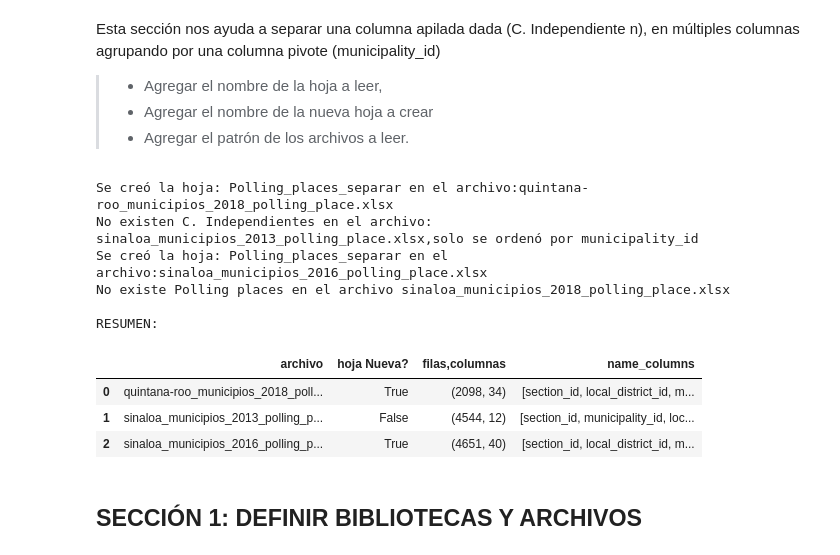
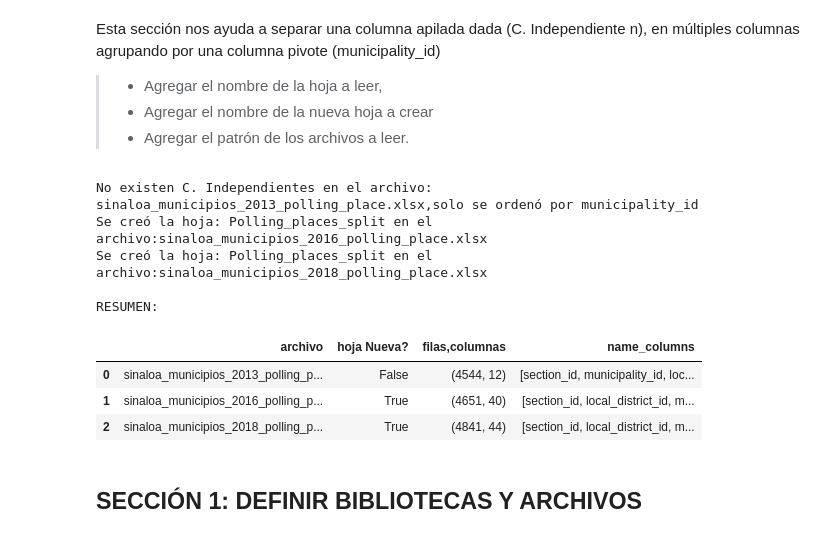
Before and after one commit to Maluxita/notebooks_dataframes, a Jupyter notebook: evaluate_and_adjust_analysis_and_computations_[V_1_2_6].ipynb, the cells around one changed output. Drawn from its saved outputs; the diff is of its cells as text; code cells hidden in the pictures.

```diff
--- a/evaluate_and_adjust_analysis_and_computations_[V_1_2_6].ipynb
+++ b/evaluate_and_adjust_analysis_and_computations_[V_1_2_6].ipynb
@@ -227,40 +312,38 @@ def split_column_in_columns(content_books,sheet, sort_column):
 # %%
 #@title Split columns from computations
 
 sheet="Polling_places"#@param {type:"string"}
-new_sheet="Polling_places_separar"#@param {type:"string"}
+new_sheet="Polling_places_split"#@param {type:"string"}
 sort_column="municipality_id"#@param {type:"string"}
-_sort_column=True#@param {type:"boolean"}
 
 
 content_books =  "*.xlsx | tr '\n' '\n'"#@param {type:"raw"}
 
 content_books=!ls {content_books}
 
 
 list_report_sheet_created=split_column_in_columns(content_books,sheet, sort_column)
 
 
 df=pd.DataFrame([[fila['file_name'].split('.')[0],
                   fila['sheet_created'],
                   fila['new_data_shape'],
                   fila['new_data_columns']]
                  for fila in list_report_sheet_created] , columns=['archivo', 'hoja Nueva?', 'filas,columnas', 'name_columns'])
 
 
 print('\nRESUMEN:\n')
 display(HTML(df.to_html()))
 # %% [output]
-Se creó la hoja: Polling_places_separar en el archivo:quintana-roo_municipios_2018_polling_place.xlsx
 No existen C. Independientes en el archivo: sinaloa_municipios_2013_polling_place.xlsx,solo se ordenó por municipality_id
-Se creó la hoja: Polling_places_separar en el archivo:sinaloa_municipios_2016_polling_place.xlsx
-No existe Polling places en el archivo sinaloa_municipios_2018_polling_place.xlsx
+Se creó la hoja: Polling_places_split en el archivo:sinaloa_municipios_2016_polling_place.xlsx
+Se creó la hoja: Polling_places_split en el archivo:sinaloa_municipios_2018_polling_place.xlsx
 
 RESUMEN:
 |  | archivo | hoja Nueva? | filas,columnas | name_columns |
-| 0 | quintana-roo_municipios_2018_poll... | True | (2098, 34) | [section_id, local_district_id, m... |
-| 1 | sinaloa_municipios_2013_polling_p... | False | (4544, 12) | [section_id, municipality_id, loc... |
-| 2 | sinaloa_municipios_2016_polling_p... | True | (4651, 40) | [section_id, local_district_id, m... |
+| 0 | sinaloa_municipios_2013_polling_p... | False | (4544, 12) | [section_id, municipality_id, loc... |
+| 1 | sinaloa_municipios_2016_polling_p... | True | (4651, 40) | [section_id, local_district_id, m... |
+| 2 | sinaloa_municipios_2018_polling_p... | True | (4841, 44) | [section_id, local_district_id, m... |
 # %% [markdown]
 ## SECCIÓN 1: DEFINIR BIBLIOTECAS Y ARCHIVOS
 # %%
```
Also changed, not shown: parts of 7 cells of this notebook.
